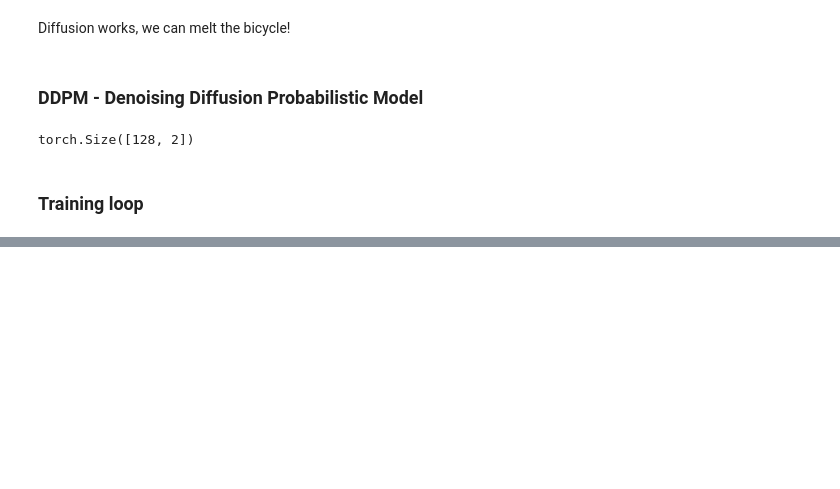
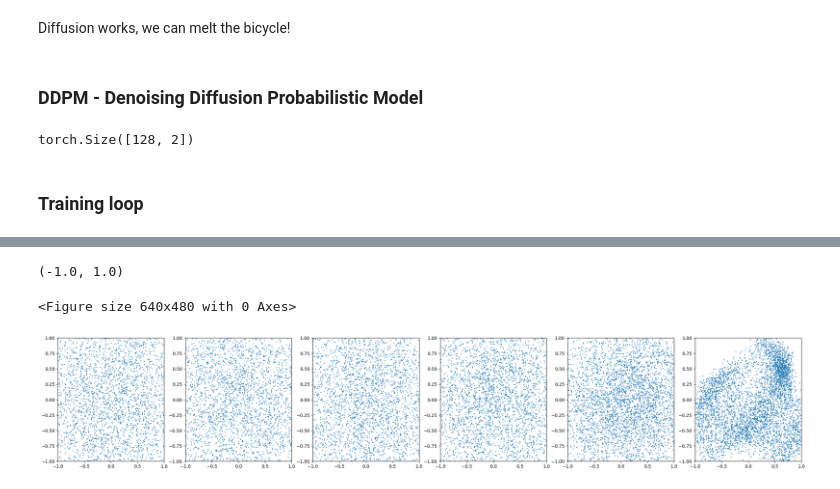
Before and after one commit to pweglik/image-processing, a Jupyter notebook: lab5.ipynb, the cells around one changed output, grey strips where cells are left out. Drawn from its saved outputs; the diff is of its cells as text; code cells hidden in the pictures; blank space fills up the shorter version.

```diff
--- a/lab5.ipynb
+++ b/lab5.ipynb
@@ -280,2 +272,24 @@ for idx, point in enumerate(points):
+# %%
+plt.clf()
+
+fig, axs = plt.subplots(1, 6)
+fig.set_size_inches(30, 5)
+
+
+# each framex
+ims = []
+for idx, x in enumerate(xs):
+    if idx % 200 == 0:
+        axs[idx // 200].scatter(xs[MAX_T - 1 - idx][:, 0], xs[MAX_T - 1 - idx][:, 1], s=1)
+        axs[idx // 200].set_xlim([-1, 1])
+        axs[idx // 200].set_ylim([-1, 1])
+
+axs[5].scatter(xs[0][:, 0], xs[0][:, 1], s=1)
+axs[5].set_xlim([-1, 1])
+axs[5].set_ylim([-1, 1])
+# %% [output]
+(-1.0, 1.0)
+<Figure size 640x480 with 0 Axes>
+[figure, added]
 # %%
 plt.scatter(bicycle[:, 0], bicycle[:, 1], s=1)
```
Also changed, not shown: parts of 10 cells of this notebook.
